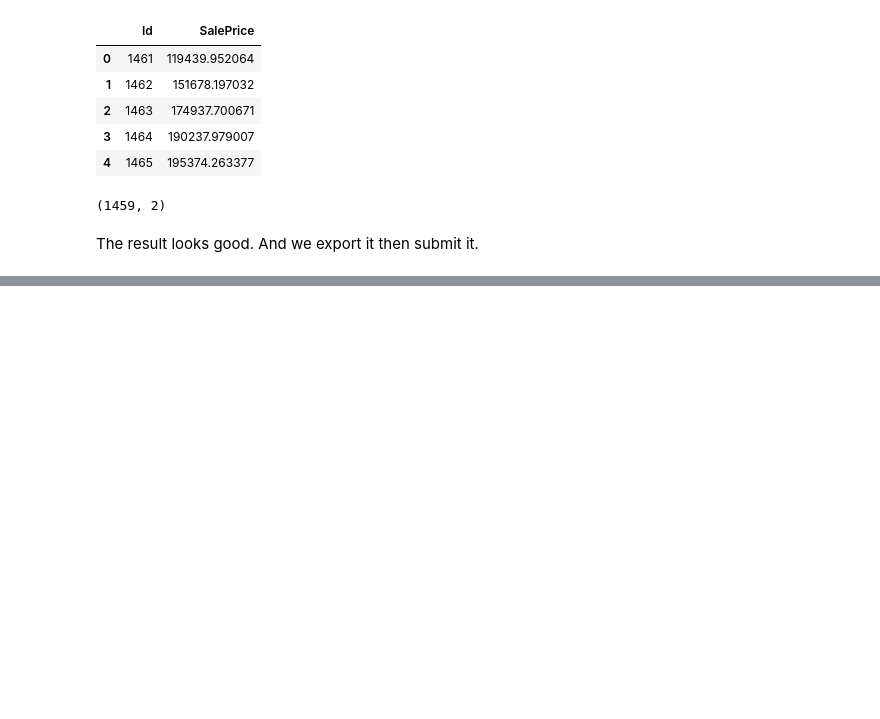
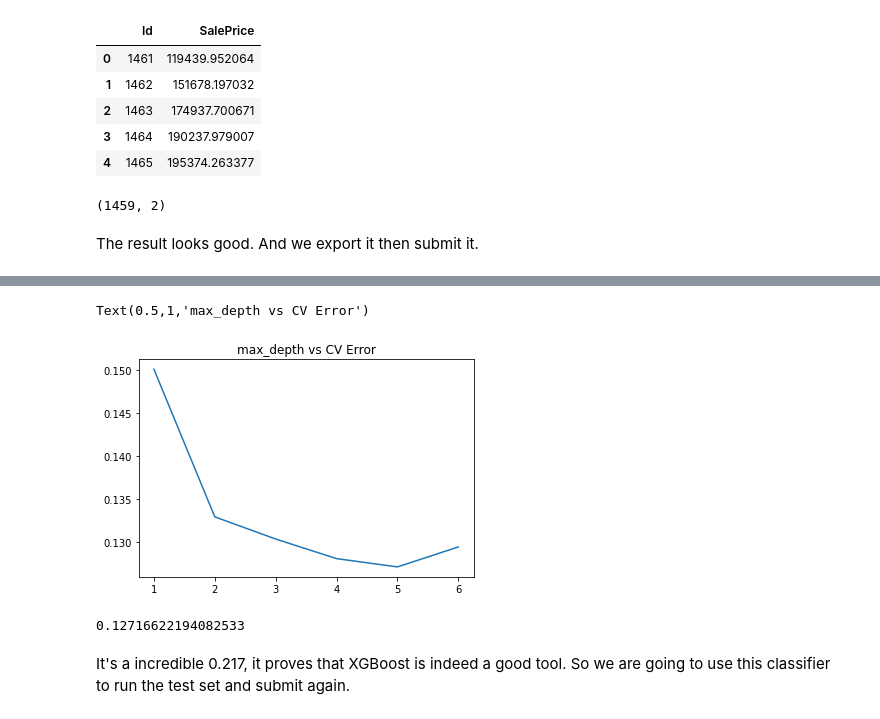
Before and after one commit to lituokobe/Kaggle_House_Price, a Jupyter notebook: House_Price.ipynb, the cells around one changed output, grey strips where cells are left out. Saved outputs shown, nothing was run; the diff lists cells and outputs as text; code cells hidden in the pictures; blank space fills up the shorter version.

```diff
--- a/House_Price.ipynb
+++ b/House_Price.ipynb
@@ -300,0 +362,19 @@ submission_df.to_csv('submission.csv',index = False)
+# %%
+params = [1,2,3,4,5,6]
+test_scores=[]
+for param in params:
+    clf = XGBRegressor(max_depth = param)
+    test_score = np.sqrt(-cross_val_score(clf, X_train, y_train, cv = 10, scoring = 'neg_mean_squared_error'))
+    test_scores.append(np.mean(test_score))
+# %%
+plt.plot(params,test_scores)
+plt.title('max_depth vs CV Error')
+# %% [output]
+Text(0.5,1,'max_depth vs CV Error')
+[figure, added]
+# %%
+np.min(test_scores)
+# %% [output]
+0.12716622194082533
+# %% [markdown]
+It's a incredible 0.217, it proves that XGBoost is indeed a good tool. So we are going to use this classifier to run the test set and submit again.
```
Also changed, not shown: parts of 27 cells of this notebook, 1 other file.
